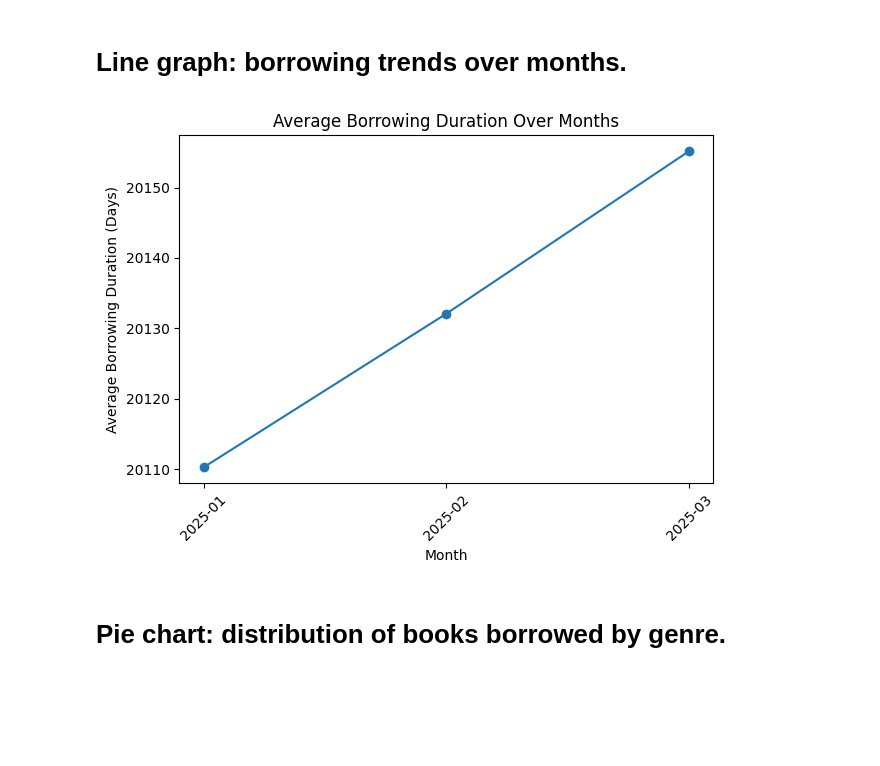
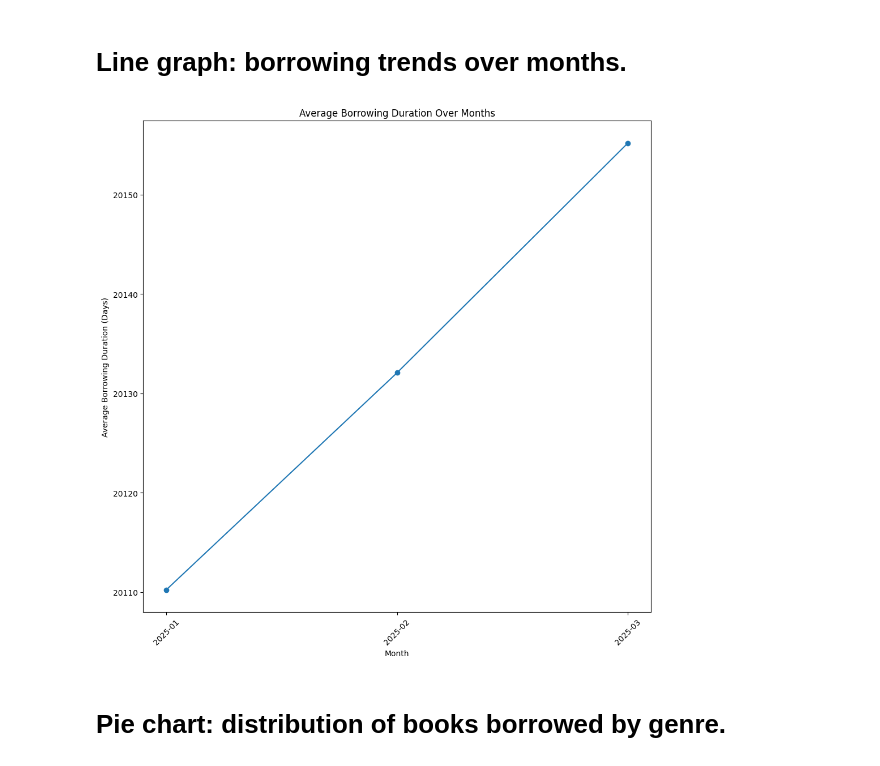
Before and after one commit to dishalukhi123/E-Library-Date-Insights-Dashboard, a Jupyter notebook: librery_transactions.ipynb, the cells around one changed output. Drawn from its saved outputs; the diff is of its cells as text; code cells hidden in the pictures; blank space fills up the shorter version.

```diff
--- a/librery_transactions.ipynb
+++ b/librery_transactions.ipynb
@@ -121,19 +121,19 @@ plt.show()
 # %% [markdown]
 # Line graph: borrowing trends over months.
 # %%
-plt.figure()
+plt.figure(figsize=(10,10))
 dashboard.data['Month'] = dashboard.data['Date'].dt.to_period('M')
 dashboard.data['Borrowing_Duration_Days'] = (dashboard.data['Date'] - pd.to_datetime(dashboard.data['Borrowing_Duration_Days'])).dt.days
 monthly_duration = dashboard.data.groupby('Month')["Borrowing_Duration_Days"].mean()
 plt.plot(monthly_duration.index.astype(str), monthly_duration.values, marker='o')
 plt.title("Average Borrowing Duration Over Months")
 plt.xlabel("Month")
 plt.ylabel("Average Borrowing Duration (Days)")
 plt.xticks(rotation=45)
 plt.tight_layout()
 plt.show()
 # %% [output]
-[figure, old version]
+[figure, new version]
 # %% [markdown]
 # Pie chart: distribution of books borrowed by genre.
 # %%
```
Also changed, not shown: parts of 2 cells of this notebook.
